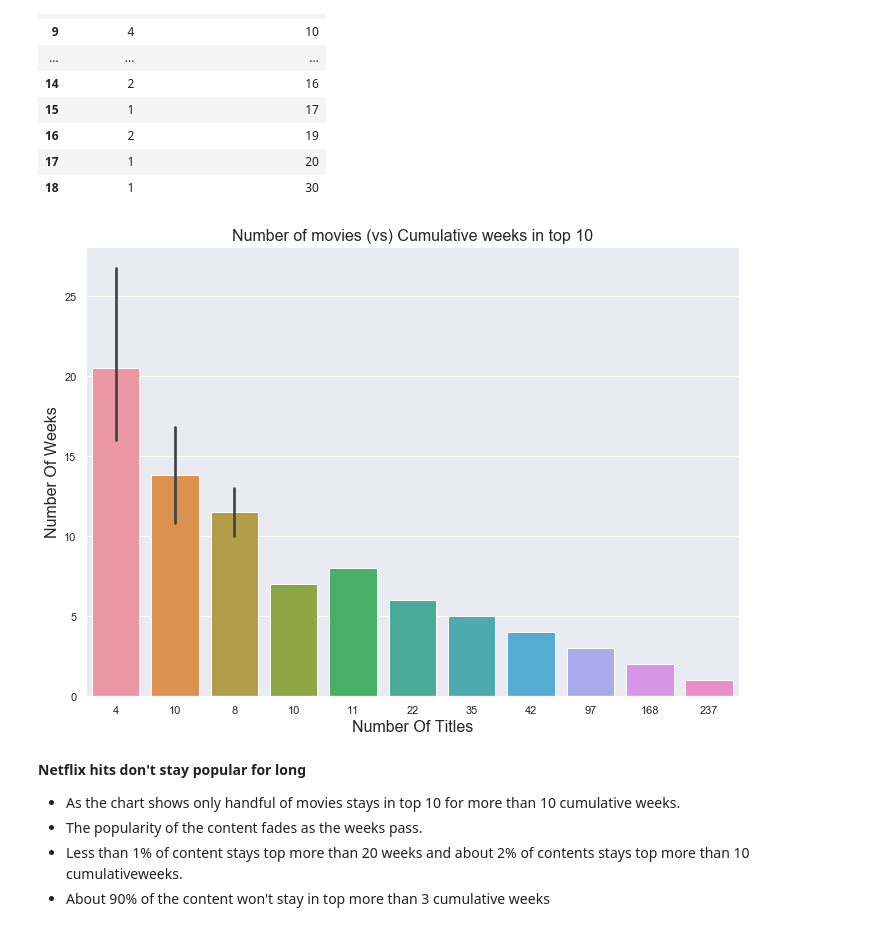
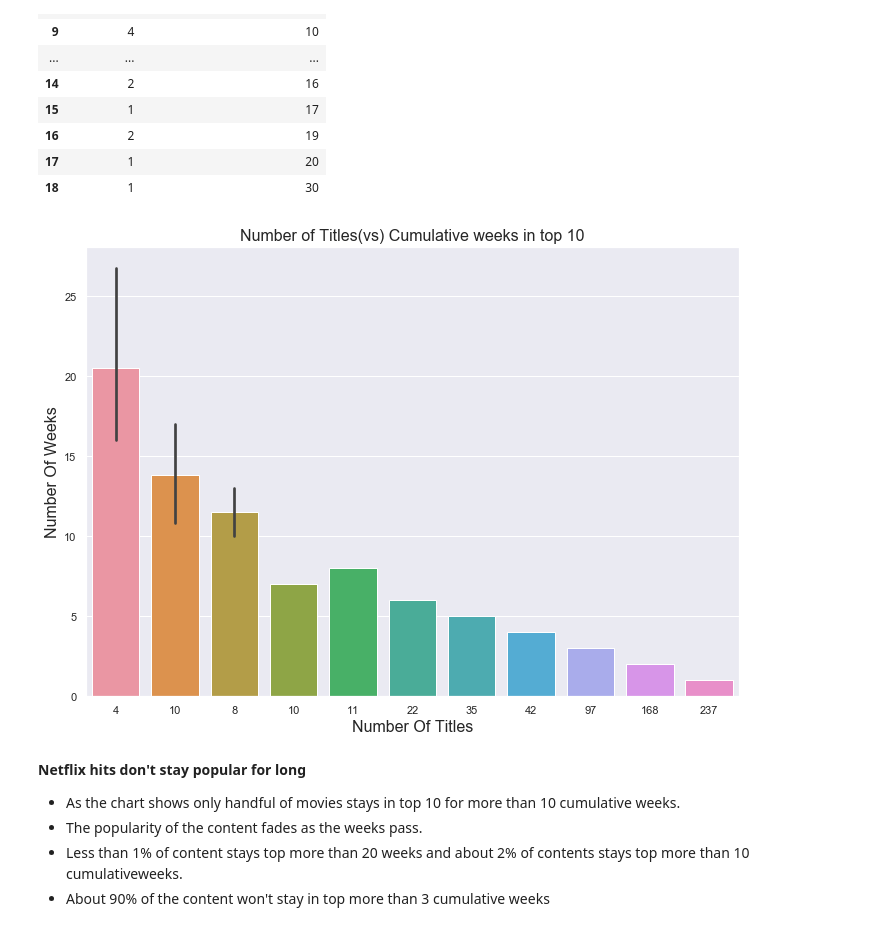
Before and after one commit to EdithLotterman/Project-1-Team-8, a Jupyter notebook: netflix_project.ipynb, the cells around one changed output. Saved outputs shown, nothing was run; the diff lists cells and outputs as text; code cells hidden in the pictures.

```diff
--- a/netflix_project.ipynb
+++ b/netflix_project.ipynb
@@ -328,22 +328,22 @@ popularity_fading
 # %%
 # Netflix hits don't stay popular for long
 popularity_fading = weeks_in_top10.groupby("cumulative_weeks_in_top_10").count().sort_values(by="cumulative_weeks_in_top_10").reset_index()
 popularity_fading = popularity_fading[["Show_title","cumulative_weeks_in_top_10"]]
 # avg_weeks = popularity_fading.groupby("Show_title").mean().reset_index()
 # avg_weeks
 # Bar graph to show how many movies stayed in top for long
 # popularity_fading = popularity_fading.transpose()
 sns.set(rc={'figure.figsize':(11.7,8.27)})
 ax= sns.barplot(data=popularity_fading, y= "cumulative_weeks_in_top_10", x="Show_title")
 ax.set_xticklabels([4,10,8,10,11,22,35,42,97,168,237])
 
 #ax.set(xlabel='Number Of Titles', ylabel='Average Number Of Weeks',title="Number of movies (vs) Cumulative weeks in top 10")
 plt.xlabel('Number Of Titles', fontsize=16)
 plt.ylabel("Number Of Weeks",fontsize=16)
-plt.title("Number of movies (vs) Cumulative weeks in top 10",fontsize=16)
+plt.title("Number of Titles(vs) Cumulative weeks in top 10",fontsize=16)
 plt.show()
 # %% [output]
-[figure, old version]
+[figure, new version]
 # %% [markdown]
 **Netflix hits don't stay popular for long**
 - As the chart shows only handful of movies stays in top 10 for more than 10 cumulative weeks.
```
Also changed, not shown: 10 other files.
